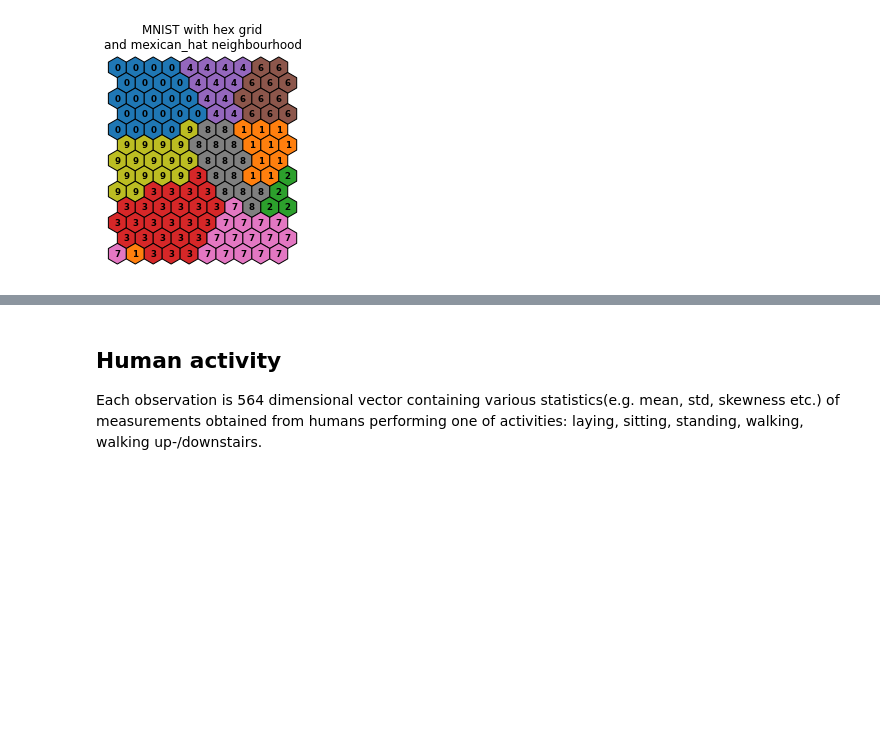
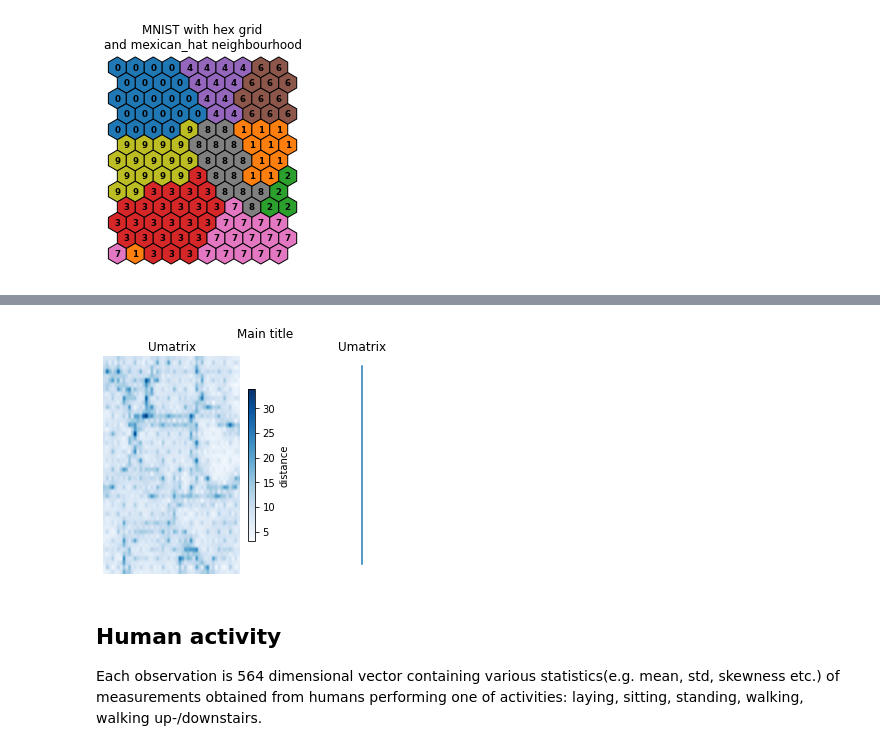
Before and after one commit to gekas145/SOM, a Jupyter notebook: demo.ipynb, the cells around one changed output, grey strips where cells are left out. Drawn from its saved outputs; the diff is of its cells as text; code cells hidden in the pictures; blank space fills up the shorter version.

```diff
--- a/demo.ipynb
+++ b/demo.ipynb
@@ -62,3 +68,18 @@ som.plot("MNIST with hex grid\nand mexican_hat neighbourhood")
+# %%
+fig, ax = plt.subplots(1, 2)
+im = ax[0].imshow(som.umatrix, vmin=np.min(som.umatrix), vmax=np.max(som.umatrix), cmap=plt.get_cmap("Blues"), aspect="auto")
+cbar = fig.colorbar(im, ax=ax[0], fraction=0.05)
+cbar.set_label("distance")
+ax[0].set_title("Umatrix")
+ax[0].axis('off')
+
+ax[1].plot([1, 1, 1], [1, 2, 3])
+ax[1].set_title("Umatrix")
+ax[1].axis("off")
+fig.suptitle("Main title")
+plt.show()
+# %% [output]
+[figure, added]
 # %% [markdown]
 ## Human activity
 
```
Also changed, not shown: parts of 4 cells of this notebook, 1 other file.
